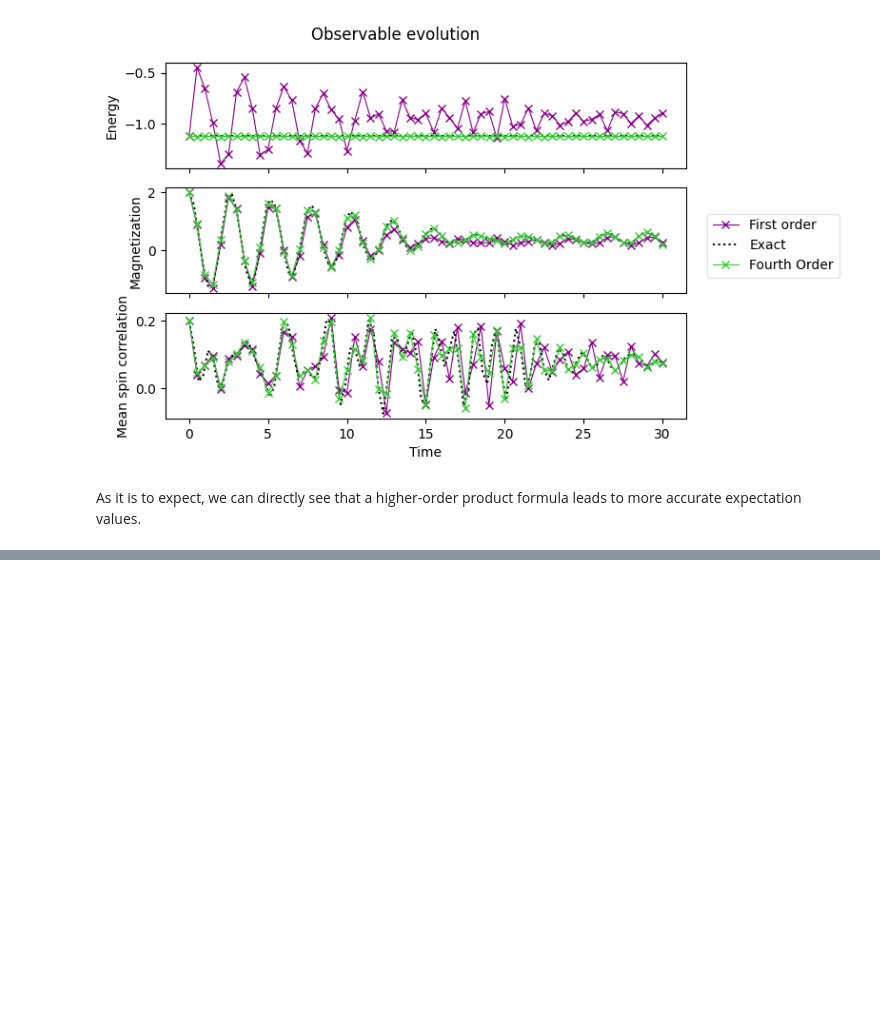
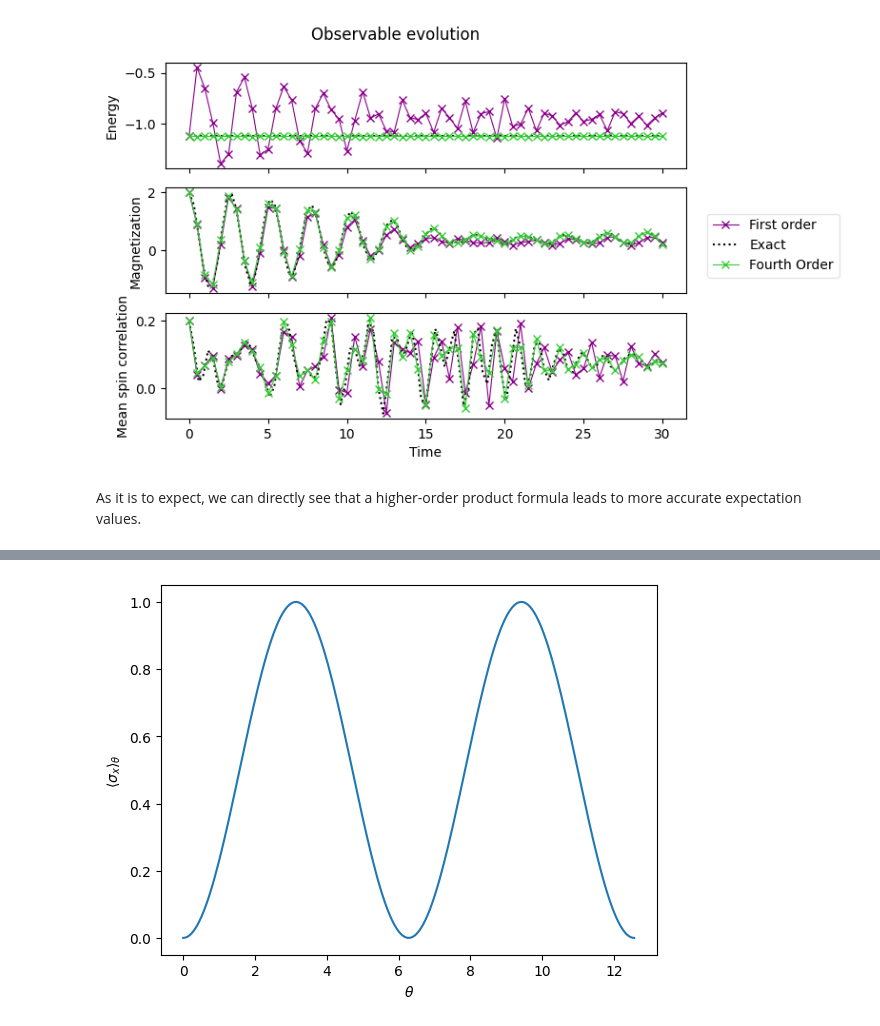
Before and after one commit to grossiM/LAB_Quantum_Computation24, a Jupyter notebook: Lezione2/Lecture_2_TimeEvolution.ipynb, the cells around one changed output, grey strips where cells are left out. Cells and saved outputs as stored; diff of their text form; code cells hidden in the pictures; blank space fills up the shorter version.

```diff
--- a/Lezione2/Lecture_2_TimeEvolution.ipynb
+++ b/Lezione2/Lecture_2_TimeEvolution.ipynb
@@ -663,0 +743,24 @@ As it is to expect, we can directly see that a higher-order product formula lead
+# %%
+import math
+import matplotlib.pyplot as plt
+# Single qubit operators
+
+sx = np.array([[0.0, 1.0],[1.0, 0.0]])
+sy = np.array([[0.0, -1.0*1j],[1.0*1j, 0.0]])
+sz = np.array([[1.0, 0.0],[0.0, -1.0]])
+idt = np.array([[1.0, 0.0],[0.0, 1.0]])
+
+psi0 = np.array([1.0, 0.0])
+thetas = np.linspace(0,4*math.pi,200)
+avg_sx_tot = np.zeros(len(thetas))
+
+for i in range(len(thetas)):
+    psi_theta = expm(-1j*0.5*thetas[i]*(sx+sz)/math.sqrt(2)).dot(psi0)
+    avg_sx_tot[i] = np.real(psi_theta.conjugate().transpose().dot(sx.dot(psi_theta)))
+
+plt.plot(thetas,avg_sx_tot)
+plt.xlabel(r'$\theta$')
+plt.ylabel(r'$\langle\sigma_x\rangle_\theta$')
+plt.show()
+# %% [output]
+[figure, added]
```
Also changed, not shown: parts of 6 cells of this notebook, 1 other file.
